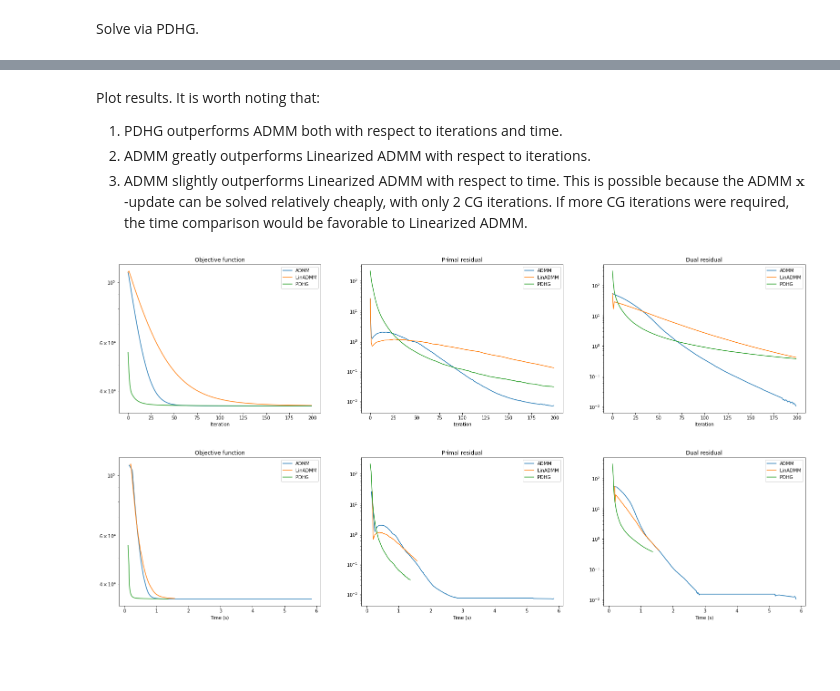
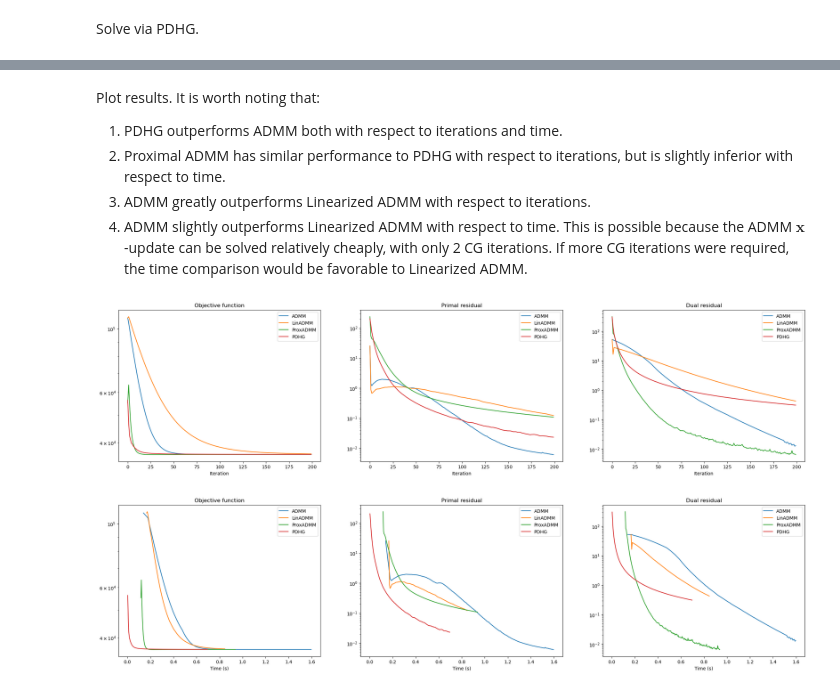
Before and after one commit to lanl/scico-data, a Jupyter notebook: notebooks/denoise_tv_multi.ipynb, the cells around one changed output, grey strips where cells are left out. Saved outputs shown, nothing was run; the diff lists cells and outputs as text; code cells hidden in the pictures; blank space fills up the shorter version.

```diff
--- a/notebooks/denoise_tv_multi.ipynb
+++ b/notebooks/denoise_tv_multi.ipynb
@@ -131,15 +170,17 @@ Iter  Time      Objective  Prml Rsdl  Dual Rsdl
 # %% [markdown]
 Solve via PDHG.
 # %%
+tau, sigma = PDHG.estimate_parameters(C, factor=1.5)
 solver_pdhg = PDHG(
     f=f,
     g=g,
     C=C,
-    tau=4e-1,
-    sigma=4e-1,
+    tau=tau,
+    sigma=sigma,
     maxiter=200,
     itstat_options={"display": True, "period": 10},
 )
+print("PDHG solver")
 solver_pdhg.solve()
 hist_pdhg = solver_pdhg.itstat_object.history(transpose=True)
 # %% [output]
@@ -164,74 +205,88 @@ Iter  Time      Objective  Prml Rsdl  Dual Rsdl
 Plot results. It is worth noting that:
 
 1. PDHG outperforms ADMM both with respect to iterations and time.
-2. ADMM greatly outperforms Linearized ADMM with respect to iterations.
-3. ADMM slightly outperforms Linearized ADMM with respect to time. This is
+2. Proximal ADMM has similar performance to PDHG with respect to iterations,
+   but is slightly inferior with respect to time.
+3. ADMM greatly outperforms Linearized ADMM with respect to iterations.
+4. ADMM slightly outperforms Linearized ADMM with respect to time. This is
    possible because the ADMM $\mathbf{x}$-update can be solved relatively
    cheaply, with only 2 CG iterations. If more CG iterations were required,
    the time comparison would be favorable to Linearized ADMM.
 # %%
 fig, ax = plot.subplots(nrows=1, ncols=3, sharex=True, sharey=False, figsize=(27, 6))
 plot.plot(
-    snp.vstack((hist_admm.Objective, hist_ladmm.Objective, hist_pdhg.Objective)).T,
+    snp.vstack(
+        (hist_admm.Objective, hist_ladmm.Objective, hist_padmm.Objective, hist_pdhg.Objective)
+    ).T,
     ptyp="semilogy",
     title="Objective function",
     xlbl="Iteration",
-    lgnd=("ADMM", "LinADMM", "PDHG"),
+    lgnd=("ADMM", "LinADMM", "ProxADMM", "PDHG"),
     fig=fig,
     ax=ax[0],
 )
 plot.plot(
-    snp.vstack((hist_admm.Prml_Rsdl, hist_ladmm.Prml_Rsdl, hist_pdhg.Prml_Rsdl)).T,
+    snp.vstack(
+        (hist_admm.Prml_Rsdl, hist_ladmm.Prml_Rsdl, hist_padmm.Prml_Rsdl, hist_pdhg.Prml_Rsdl)
+    ).T,
     ptyp="semilogy",
     title="Primal residual",
     xlbl="Iteration",
-    lgnd=("ADMM", "LinADMM", "PDHG"),
+    lgnd=("ADMM", "LinADMM", "ProxADMM", "PDHG"),
     fig=fig,
     ax=ax[1],
 )
 plot.plot(
-    snp.vstack((hist_admm.Dual_Rsdl, hist_ladmm.Dual_Rsdl, hist_pdhg.Dual_Rsdl)).T,
+    snp.vstack(
+        (hist_admm.Dual_Rsdl, hist_ladmm.Dual_Rsdl, hist_padmm.Dual_Rsdl, hist_pdhg.Dual_Rsdl)
+    ).T,
     ptyp="semilogy",
     title="Dual residual",
     xlbl="Iteration",
-    lgnd=("ADMM", "LinADMM", "PDHG"),
+    lgnd=("ADMM", "LinADMM", "ProxADMM", "PDHG"),
     fig=fig,
     ax=ax[2],
 )
 fig.show()
 
 fig, ax = plot.subplots(nrows=1, ncols=3, sharex=True, sharey=False, figsize=(27, 6))
 plot.plot(
-    snp.vstack((hist_admm.Objective, hist_ladmm.Objective, hist_pdhg.Objective)).T,
-    snp.vstack((hist_admm.Time, hist_ladmm.Time, hist_pdhg.Time)).T,
+    snp.vstack(
+        (hist_admm.Objective, hist_ladmm.Objective, hist_padmm.Objective, hist_pdhg.Objective)
+    ).T,
+    snp.vstack((hist_admm.Time, hist_ladmm.Time, hist_padmm.Time, hist_pdhg.Time)).T,
     ptyp="semilogy",
     title="Objective function",
     xlbl="Time (s)",
-    lgnd=("ADMM", "LinADMM", "PDHG"),
+    lgnd=("ADMM", "LinADMM", "ProxADMM", "PDHG"),
     fig=fig,
     ax=ax[0],
 )
 plot.plot(
-    snp.vstack((hist_admm.Prml_Rsdl, hist_ladmm.Prml_Rsdl, hist_pdhg.Prml_Rsdl)).T,
-    snp.vstack((hist_admm.Time, hist_ladmm.Time, hist_pdhg.Time)).T,
+    snp.vstack(
+        (hist_admm.Prml_Rsdl, hist_ladmm.Prml_Rsdl, hist_padmm.Prml_Rsdl, hist_pdhg.Prml_Rsdl)
+    ).T,
+    snp.vstack((hist_admm.Time, hist_ladmm.Time, hist_padmm.Time, hist_pdhg.Time)).T,
     ptyp="semilogy",
     title="Primal residual",
     xlbl="Time (s)",
-    lgnd=("ADMM", "LinADMM", "PDHG"),
+    lgnd=("ADMM", "LinADMM", "ProxADMM", "PDHG"),
     fig=fig,
     ax=ax[1],
 )
 plot.plot(
-    snp.vstack((hist_admm.Dual_Rsdl, hist_ladmm.Dual_Rsdl, hist_pdhg.Dual_Rsdl)).T,
-    snp.vstack((hist_admm.Time, hist_ladmm.Time, hist_pdhg.Time)).T,
+    snp.vstack(
+        (hist_admm.Dual_Rsdl, hist_ladmm.Dual_Rsdl, hist_padmm.Dual_Rsdl, hist_pdhg.Dual_Rsdl)
+    ).T,
+    snp.vstack((hist_admm.Time, hist_ladmm.Time, hist_padmm.Time, hist_pdhg.Time)).T,
     ptyp="semilogy",
     title="Dual residual",
     xlbl="Time (s)",
-    lgnd=("ADMM", "LinADMM", "PDHG"),
+    lgnd=("ADMM", "LinADMM", "ProxADMM", "PDHG"),
     fig=fig,
     ax=ax[2],
 )
 fig.show()
 # %% [output]
-[figure, old version]
+[figure, new version]
-[figure, old version]
+[figure, new version]
```
Also changed, not shown: parts of 6 cells of this notebook, 1 other file.
